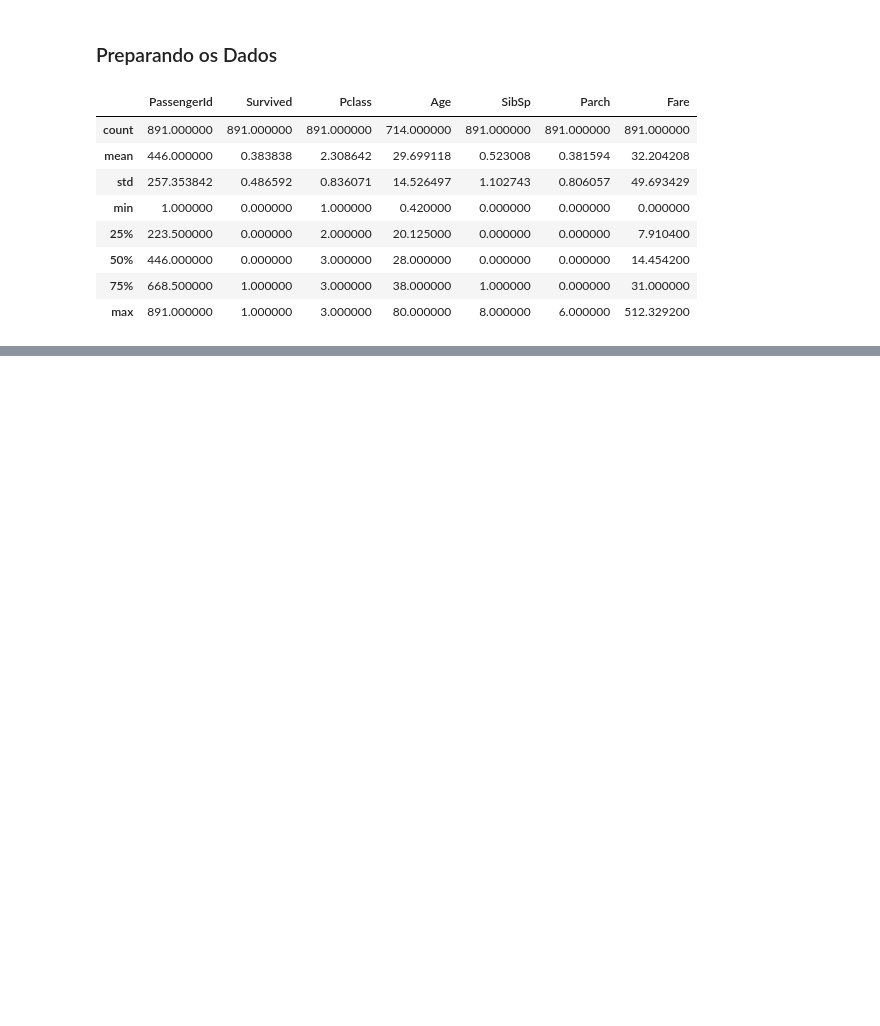
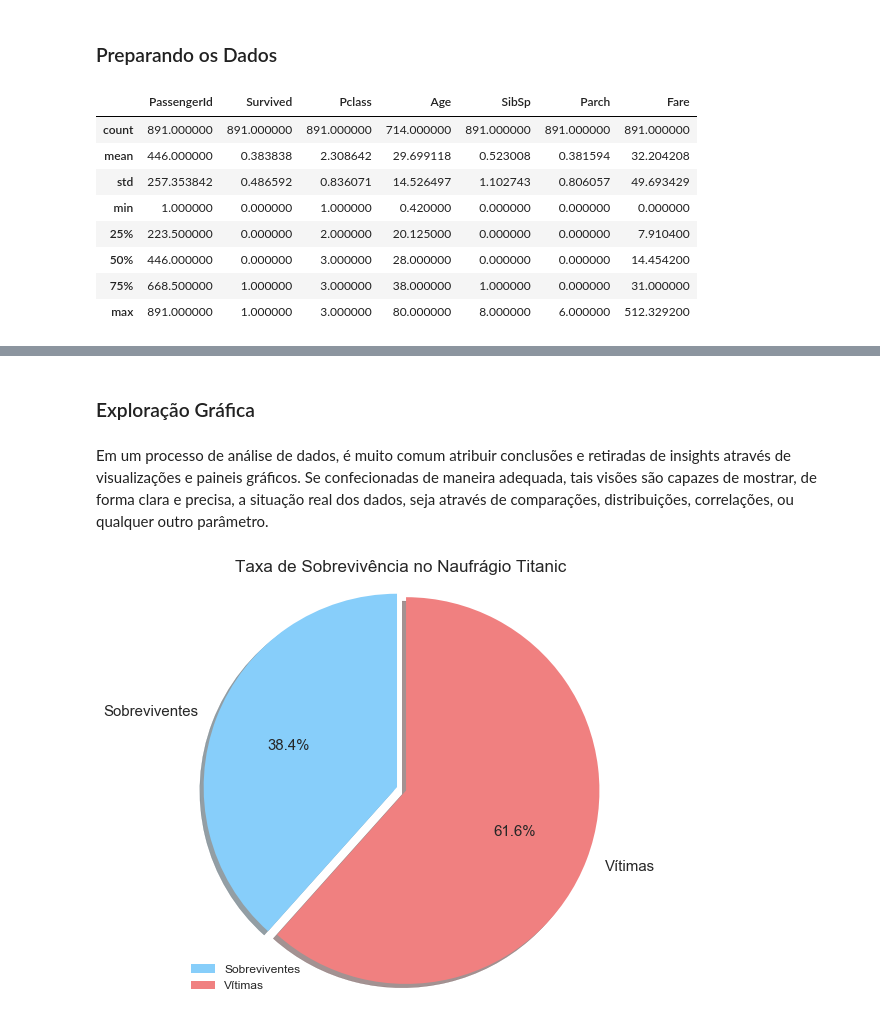
Before and after one commit to RobertoDelamora/data-science-academy, a Jupyter notebook: udacity/fundamentos-data-scientist-I/definitive-toolkit/EDA.ipynb, the cells around one changed output, grey strips where cells are left out. Drawn from its saved outputs; the diff is of its cells as text; code cells hidden in the pictures; blank space fills up the shorter version.

Commit message:
Projeto Titanic Finalizado

```diff
--- a/udacity/fundamentos-data-scientist-I/definitive-toolkit/EDA.ipynb
+++ b/udacity/fundamentos-data-scientist-I/definitive-toolkit/EDA.ipynb
@@ -3019,0 +3261,38 @@ df.describe()
+# %% [markdown]
+### Exploração Gráfica
+# %% [markdown]
+Em um processo de análise de dados, é muito comum atribuir conclusões e retiradas de insights através de visualizações e paineis gráficos. Se confecionadas de maneira adequada, tais visões são capazes de mostrar, de forma clara e precisa, a situação real dos dados, seja através de comparações, distribuições, correlações, ou qualquer outro parâmetro.
+# %%
+# Importando bibliotecas
+import pandas as pd
+import matplotlib.pyplot as plt
+%matplotlib inline
+import numpy as np
+import seaborn as sns
+
+df = pd.read_csv('C:/Users/thiagoPanini/Downloads/datasets/titanic-data-6-edited.csv')
+df.set_index('PassengerId', inplace=True)
+sns.set()
+# %%
+# Número de sobreviventes e vítimas
+tx_surv = df.groupby('Survived').count()['Sex'][1]
+tx_vict = df.groupby('Survived').count()['Sex'][0]
+
+# Taxa de Sobreviventes
+labels = ['Sobreviventes', 'Vítimas']
+sizes = [tx_surv, tx_vict]
+explode = (0.05, 0)
+colors = ['lightskyblue', 'lightcoral']
+fig, ax = plt.subplots(figsize=(6.5, 6.5))
+wedges, texts, autotexts = ax.pie(sizes, labels=labels,
+                                   startangle=90, shadow=True, explode=explode,
+                                  autopct='%1.1f%%', colors=colors)
+ax.set_title('Taxa de Sobrevivência no Naufrágio Titanic', fontsize=17)
+ax.axis('equal')
+plt.legend(fontsize=12, loc='lower left')
+plt.tight_layout()
+plt.setp(autotexts, size=15)
+plt.setp(texts, size=15)
+plt.show()
+# %% [output]
+[figure, added]
```
Also changed, not shown: parts of 77 cells of this notebook, 56 other files.
